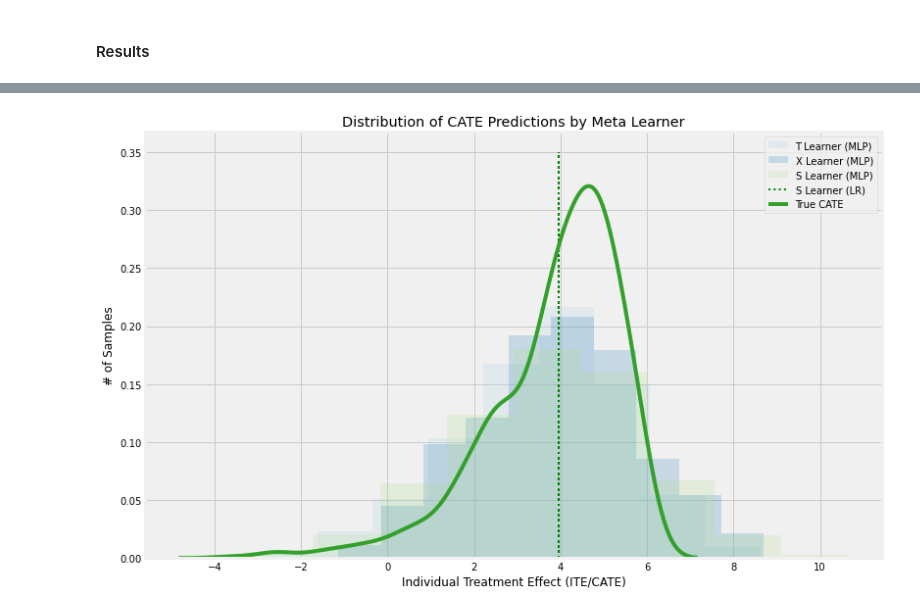
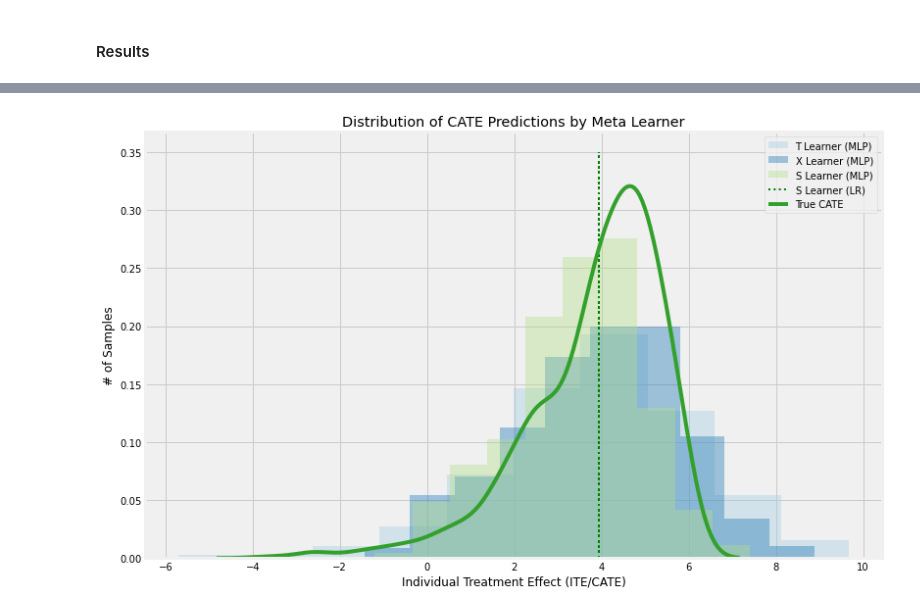
Before and after one commit to isaacdsloan/meta_learners, a Jupyter notebook: ihdp_uber.ipynb, the cells around one changed output, grey strips where cells are left out. Drawn from its saved outputs; the diff is of its cells as text; code cells hidden in the pictures.

Commit message:
ihdp finished for project

```diff
--- a/ihdp_uber.ipynb
+++ b/ihdp_uber.ipynb
@@ -55,5 +78,7 @@ The next approach follows from modern day deep learning techniques and uses a mu
 # %%
-s_mlp = BaseSLearner(learner=MLPRegressor(hidden_layer_sizes = [100,100], batch_size=64, max_iter=1000))
+layer_smlp = [20 for i in np.arange(5)]
+
+s_mlp = BaseSLearner(learner=MLPRegressor(hidden_layer_sizes = layer_smlp,learning_rate_init=0.1, batch_size=64, max_iter=3000, random_state=42))
 cate_s_mlp_outcome, slearner_mlp_results = get_metrics("S Learner (MLP)", s_mlp)
 slearner_mlp_results
 # %% [output]
@@ -104,7 +128,8 @@ hyper_results_s_mlp.sort_values(by='Mean Abs Diff (ATE)').head(5)
 # %%
 # lr=0.1000,layer=7, neurons=20
-layer = [20 for i in np.arange(10)]
-t_mlp = BaseTLearner(learner=MLPRegressor(hidden_layer_sizes=layer, learning_rate_init=1e-5, batch_size=64, max_iter=3000))
+layer_t = [20 for i in np.arange(7)]
+t_mlp = BaseTLearner(control_learner=MLPRegressor(hidden_layer_sizes=layer_t, learning_rate_init=0.0001, batch_size=64, max_iter=3000, random_state=42),
+treatment_learner=MLPRegressor(hidden_layer_sizes=layer_t, learning_rate_init=0.0001, batch_size=64, max_iter=3000, random_state=42))
 
 cate_t_mlp_outcome, tlearner_mlp_results = get_metrics("T Learner (MLP)", t_mlp)
 tlearner_mlp_results
@@ -159,4 +207,5 @@ After running through a grid search for hyper parameter tuning, using a learning
 # %%
 %%capture
-x_mlp = BaseXLearner(learner=MLPRegressor(hidden_layer_sizes=(100), batch_size=64, max_iter=2000,activation="relu"))
+layer = [20 for i in np.arange(5)]
+x_mlp = BaseXLearner(learner=MLPRegressor(hidden_layer_sizes=layer, batch_size=64, learning_rate_init=1e-4, max_iter=2000,activation="relu", random_state=42))
 cate_x_mlp_outcome, xlearner_mlp_results = get_metrics("X Learner (MLP)", x_mlp)
@@ -214,15 +291,16 @@ columns= ["Learner", "PEHE", "Mean Abs Diff (ATE)", "LB", "UB"])
 # %%
-alpha=0.2
+alpha=0.4
 plt.figure(figsize=(12,8))
 plt.hist(cate_t_mlp_outcome, alpha=alpha, label='T Learner (MLP)', density=True)
 plt.hist(cate_x_mlp_outcome,alpha=alpha, label='X Learner (MLP)',  density=True)
 plt.hist(cate_s_mlp_outcome,alpha=alpha, label='S Learner (MLP)',  density=True)
 plt.vlines(cate_ols_outcome, 0, 0.35, label='S Learner (LR)',
            linestyles='dotted', colors='green', linewidth=2)
 sns.kdeplot(ite, label="True CATE")
 plt.title('Distribution of CATE Predictions by Meta Learner')
 plt.xlabel('Individual Treatment Effect (ITE/CATE)')
 plt.ylabel('# of Samples')
 _=plt.legend()
+plt.savefig("ite_ihdp.png")
 # %% [output]
-[figure, old version]
+[figure, new version]
```
Also changed, not shown: parts of 29 cells of this notebook, 1 other file.
